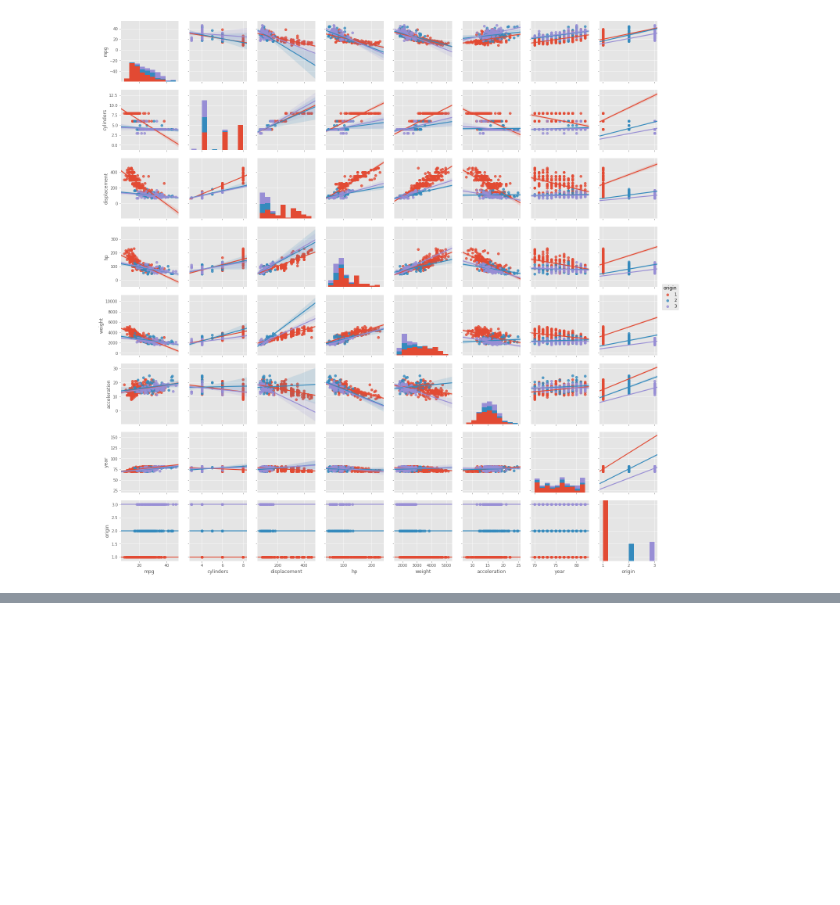
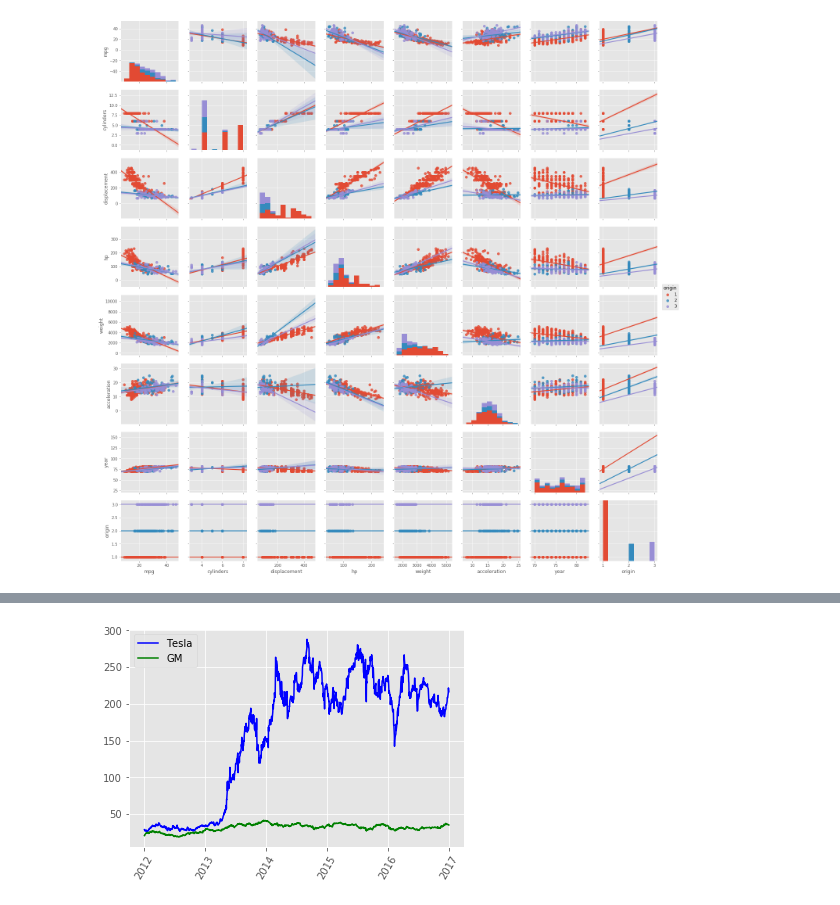
Before and after one commit to abhijeetag/PythonDV, a Jupyter notebook: Python DV.ipynb, the cells around one changed output, grey strips where cells are left out. Cells and saved outputs as stored; diff of their text form; code cells hidden in the pictures; blank space fills up the shorter version.

```diff
--- a/Python DV.ipynb
+++ b/Python DV.ipynb
@@ -778,0 +816,18 @@ plt.show()
+# %%
+#Importing data...note teh use of "series" from pandas to import time series data
+import pandas as pd
+import numpy as np
+from datetime import datetime
+from pandas import Series
+
+tesla = pd.read_csv('Tesla_Stock.csv', header=0, parse_dates=[0], index_col=0, squeeze=True)
+GM = pd.read_csv('GM_Stock.csv', header=0, parse_dates=[0], index_col=0, squeeze=True)
+ford = pd.read_csv('ford_Stock.csv', header=0, parse_dates=[0], index_col=0, squeeze=True)
+# %%
+plt.plot(tesla.Open ,color='blue', label='Tesla')
+plt.plot(GM.Open, color='g', label='GM')
+plt.legend(loc='upper left')
+plt.xticks(rotation=60)
+plt.show()
+# %% [output]
+[figure, added]
```
Also changed, not shown: parts of 7 cells of this notebook, 3 other files.
